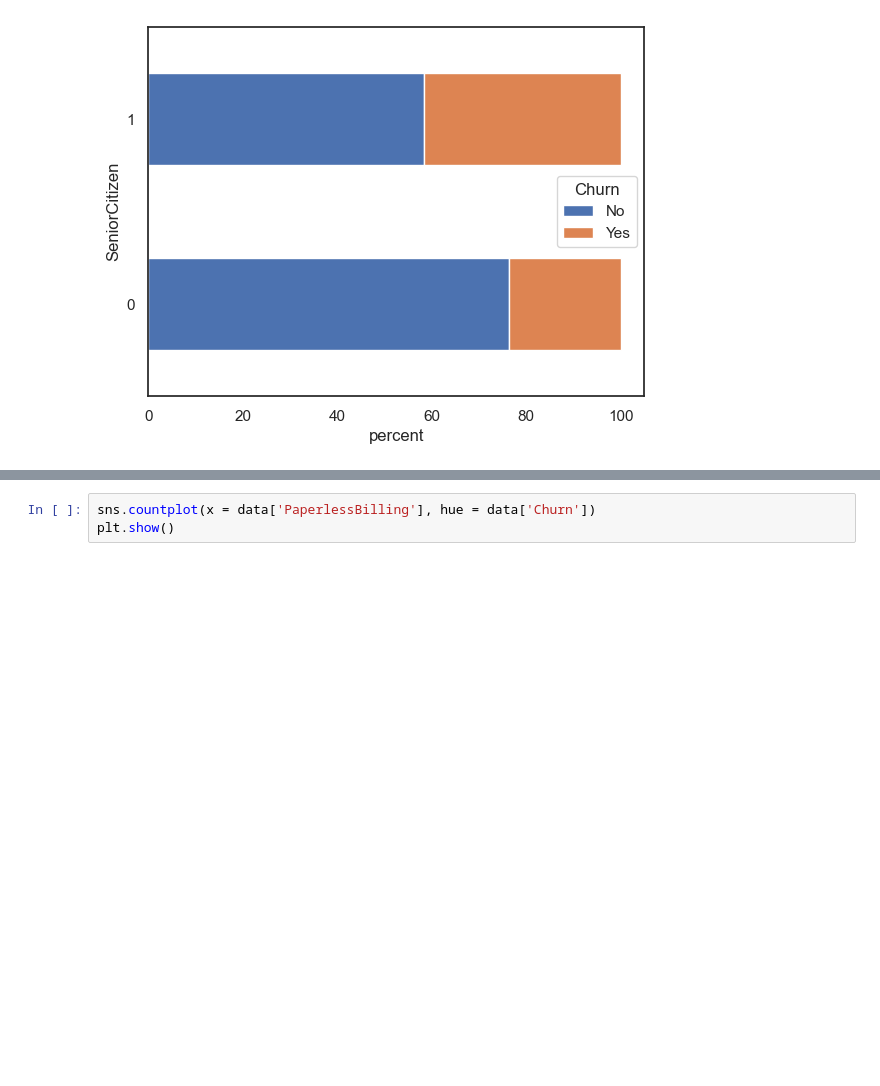
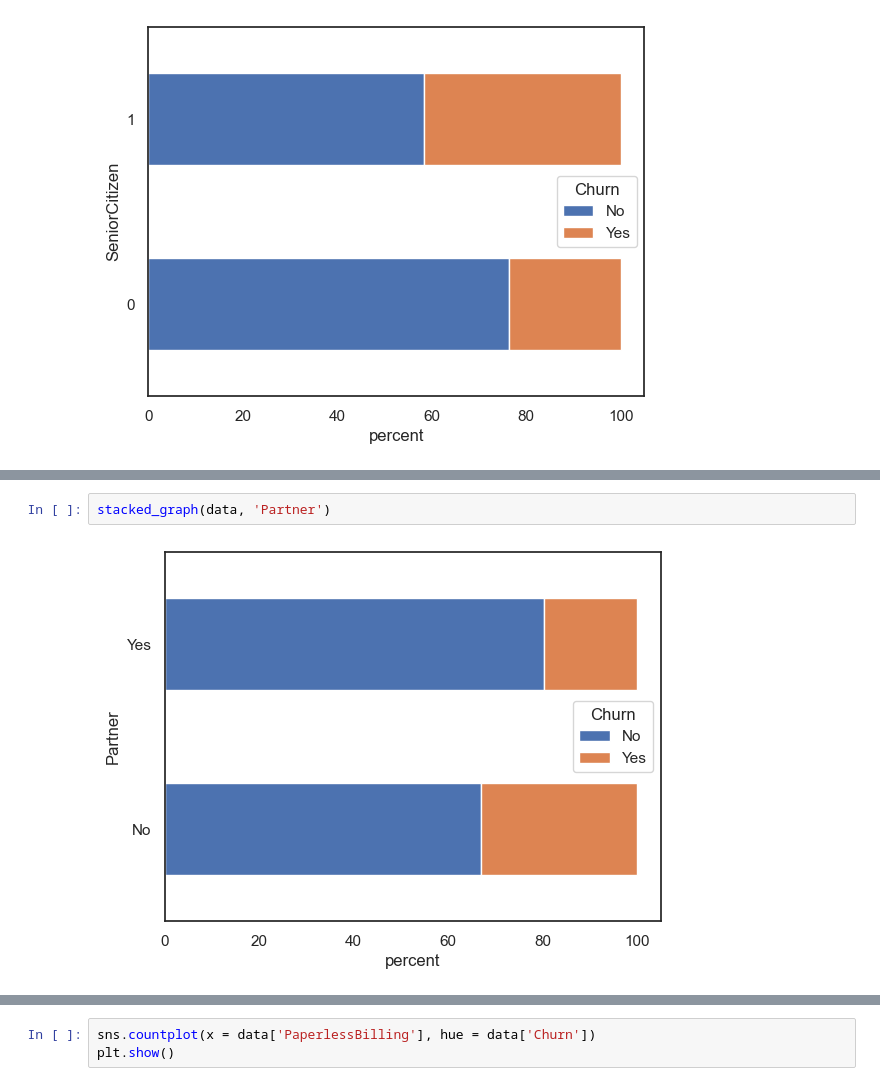
Before and after one commit to yash-jain7/Customer-Churn-Prediction, a Jupyter notebook: churn_prediction.ipynb, the cells around one changed output, grey strips where cells are left out. Cells and saved outputs as stored; diff of their text form; blank space fills up the shorter version.

```diff
--- a/churn_prediction.ipynb
+++ b/churn_prediction.ipynb
@@ -99,0 +131,4 @@ stacked_graph(data, 'SeniorCitizen')
+# %%
+stacked_graph(data, 'Partner')
+# %% [output]
+[figure, added]
```
Also changed, not shown: parts of 31 cells of this notebook.
